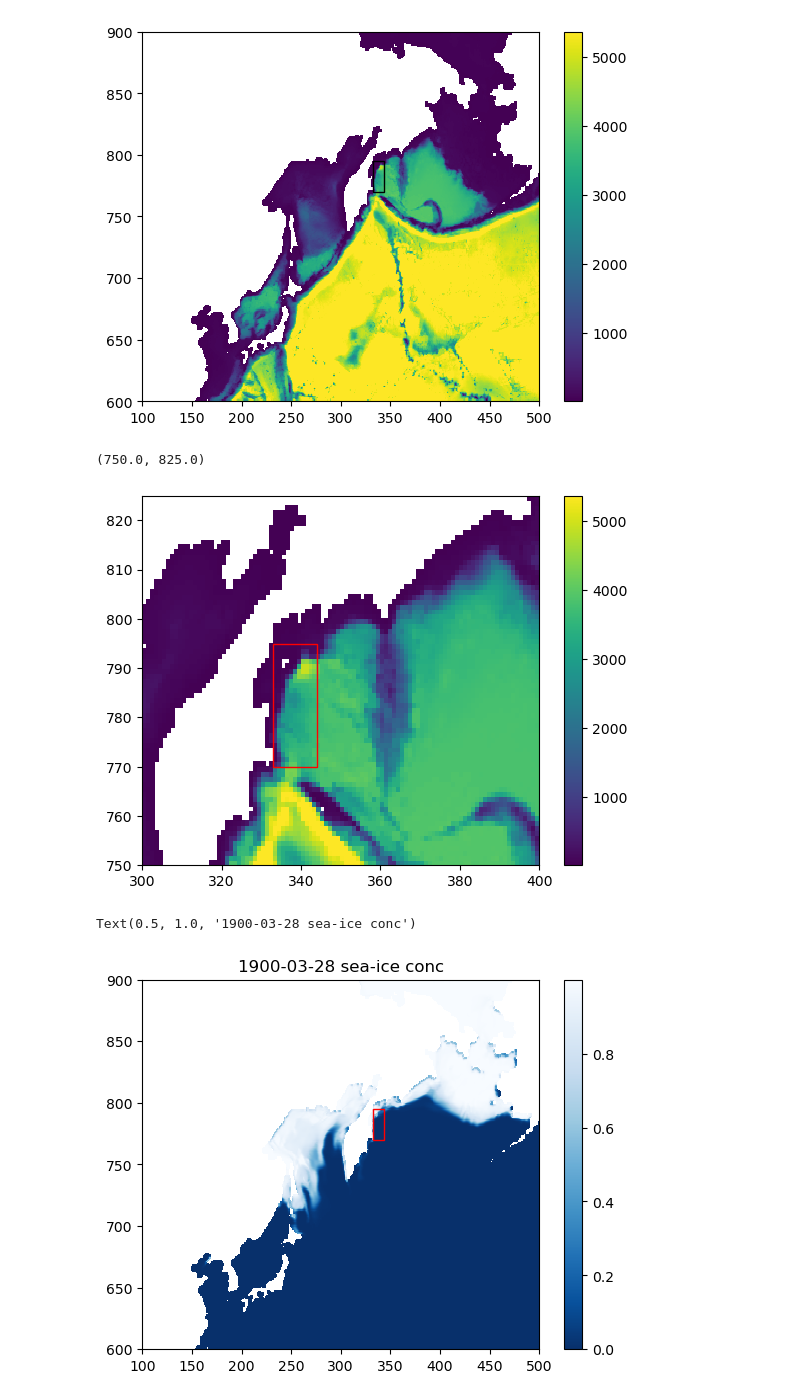
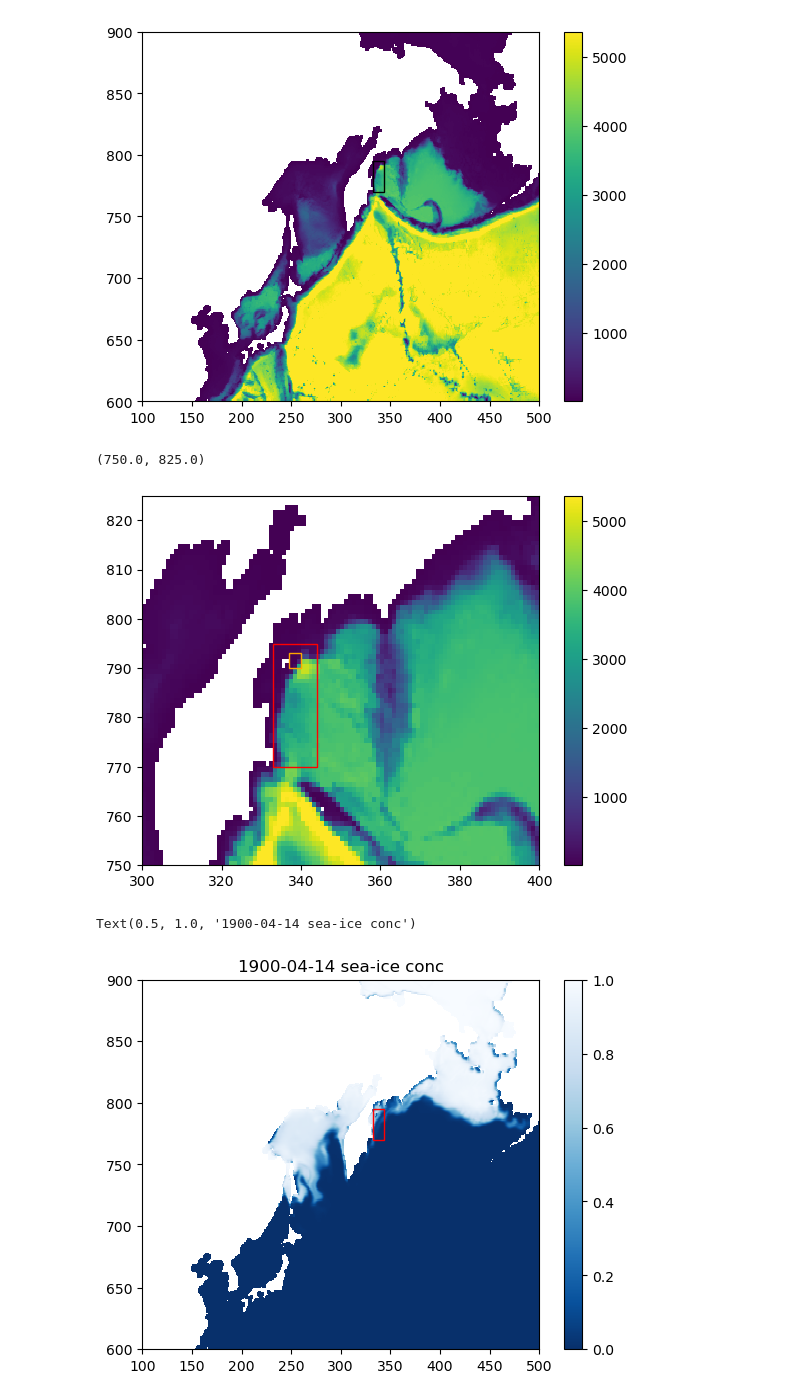
Before and after one commit to anton-seaice/sandbox, a Jupyter notebook: 025deg_cgrid_crash.ipynb, the cells around one changed output. Cells and saved outputs as stored; diff of their text form; code cells hidden in the pictures.

```diff
--- a/025deg_cgrid_crash.ipynb
+++ b/025deg_cgrid_crash.ipynb
@@ -190,24 +205,25 @@ ax=plt.subplot()
 plt.pcolor(bathy_ds['depth'])
 plt.colorbar()
 ax.add_patch(plt.Rectangle((333,770),width=11, height=25, color='red', fill=None))
+ax.add_patch(plt.Rectangle((i-1,j-1),width=3, height=3, color='orange', fill=None))
 
 plt.xlim(300,400)
 plt.ylim(750,825)
 # %% [output]
 (750.0, 825.0)
-[figure, old version]
+[figure, new version]
 # %%
-si_ds = xr.open_dataset('access-om3.cice.1900-03-28.nc')
+si_ds = xr.open_dataset('access-om3.cice.1900-04-14.nc')
 
 ax=plt.subplot()
 da=si_ds['aice'].isel(time=0)
 plt.pcolor(da, cmap='Blues_r')
 plt.colorbar()
 ax.add_patch(plt.Rectangle((333,770),width=11, height=25, color='r', fill=None))
 
 plt.xlim(100,500)
 plt.ylim(600,900)
 plt.title(f"{str(da.time.values)[0:10]} sea-ice conc")
 # %% [output]
-Text(0.5, 1.0, '1900-03-28 sea-ice conc')
+Text(0.5, 1.0, '1900-04-14 sea-ice conc')
-[figure, old version]
+[figure, new version]
```
Also changed, not shown: parts of 33 cells of this notebook, 16 other files.
